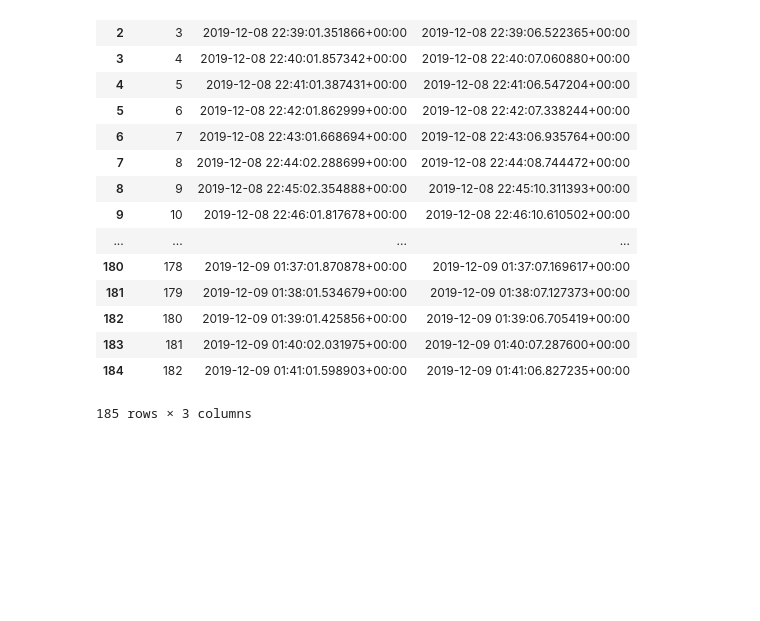
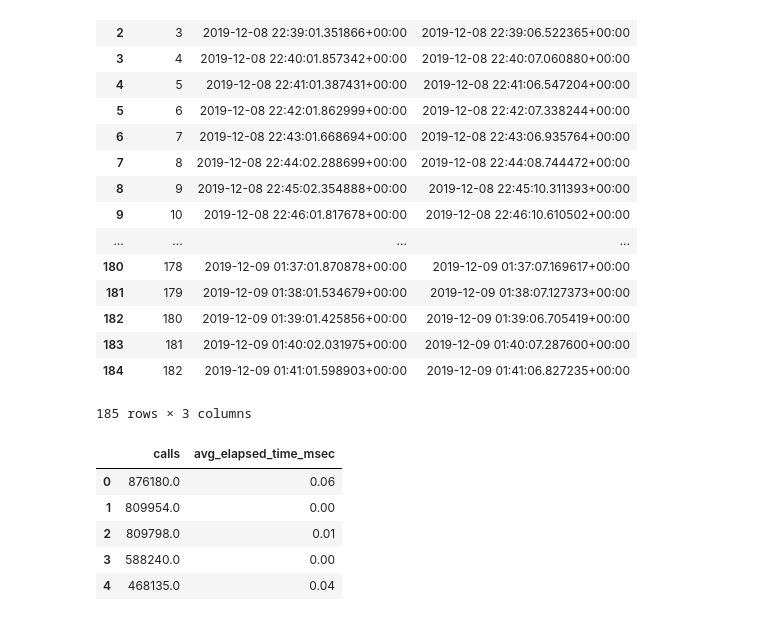
Before and after one commit to aws-samples/aurora-and-database-migration-labs, a Jupyter notebook: Code/PGPerfStatsSnapper/Juypter/snapper_exploration.ipynb, the cells around one changed output. Drawn from its saved outputs; the diff is of its cells as text; code cells hidden in the pictures; blank space fills up the shorter version.

```diff
--- a/Code/PGPerfStatsSnapper/Juypter/snapper_exploration.ipynb
+++ b/Code/PGPerfStatsSnapper/Juypter/snapper_exploration.ipynb
@@ -73,50 +73,57 @@ round(avg(temp_blks_written)) AS temp_blks_written, round(avg(blk_read_time)) AS
 from pg_stat_statements_history a, pg_awr_snapshots_cust b where a.snap_id = b.snap_id
 and a.snap_id between %(begin_snap_id)s and %(end_snap_id)s
 group by sample_start_time,a.snap_id,dbid,userid,queryid
 order by dbid,userid,queryid,a.snap_id
 ),
 get_lag_data as (
 select sample_start_time,dbid,userid,queryid,snap_id,calls,
-case WHEN (calls-lag(calls::bigint,1,0::bigint) OVER (partition by dbid, userid, queryid ORDER BY snap_id) ) = calls then null
-else (calls-lag(calls::bigint,1,0::bigint) OVER (partition by dbid, userid, queryid ORDER BY snap_id) ) END AS delta_calls,
-case WHEN (total_time-lag(total_time::bigint,1,0::bigint) OVER (partition by dbid, userid, queryid ORDER BY snap_id) ) = total_time then null
-else (total_time-lag(total_time::bigint,1,0::bigint) OVER (partition by dbid, userid, queryid ORDER BY snap_id) ) END as Delta_total_time,
-case WHEN (rows-lag(rows::bigint,1,0::bigint) OVER (partition by dbid, userid, queryid ORDER BY snap_id) ) = rows then null
-else (rows-lag(rows::bigint,1,0::bigint) OVER (partition by dbid, userid, queryid ORDER BY snap_id) ) END as Delta_rows,
-case WHEN (shared_blks_hit-lag(shared_blks_hit::bigint,1,0::bigint) OVER (partition by dbid, userid, queryid ORDER BY snap_id) ) = shared_blks_hit then null
-else (shared_blks_hit-lag(shared_blks_hit::bigint,1,0::bigint) OVER (partition by dbid, userid, queryid ORDER BY snap_id) ) END AS Delta_shared_blks_hit,
-case WHEN (shared_blks_read-lag(shared_blks_read::bigint,1,0::bigint) OVER (partition by dbid, userid, queryid ORDER BY snap_id) ) = shared_blks_read then null
-else (shared_blks_read-lag(shared_blks_read::bigint,1,0::bigint) OVER (partition by dbid, userid, queryid ORDER BY snap_id) ) END AS DELTA_shared_blks_read,
-case WHEN (shared_blks_dirtied-lag(shared_blks_dirtied::bigint,1,0::bigint) OVER (partition by dbid, userid, queryid ORDER BY snap_id) ) = shared_blks_dirtied then null
-else (shared_blks_dirtied-lag(shared_blks_dirtied::bigint,1,0::bigint) OVER (partition by dbid, userid, queryid ORDER BY snap_id) ) END AS DELTA_shared_blks_dirtied,
-case WHEN (shared_blks_written-lag(shared_blks_written::bigint,1,0::bigint) OVER (partition by dbid, userid, queryid ORDER BY snap_id) ) = shared_blks_written then null
-else (shared_blks_written-lag(shared_blks_written::bigint,1,0::bigint) OVER (partition by dbid, userid, queryid ORDER BY snap_id) ) END AS DELTA_shared_blks_written,
-case WHEN (temp_blks_written-lag(temp_blks_written::bigint,1,0::bigint) OVER (partition by dbid, userid, queryid ORDER BY snap_id) ) = temp_blks_written then null
-else (temp_blks_written-lag(temp_blks_written::bigint,1,0::bigint) OVER (partition by dbid, userid, queryid ORDER BY snap_id) ) END AS DELTA_temp_blks_written,
-case WHEN (blk_read_time-lag(blk_read_time::bigint,1,0::bigint) OVER (partition by dbid, userid, queryid ORDER BY snap_id) ) = blk_read_time then null
-else (blk_read_time-lag(blk_read_time::bigint,1,0::bigint) OVER (partition by dbid, userid, queryid ORDER BY snap_id) ) END AS DELTA_blk_read_time
+case WHEN (calls-lag(calls::numeric,1,0::numeric) OVER (partition by dbid, userid, queryid ORDER BY snap_id) ) = calls then null
+else (calls-lag(calls::numeric,1,0::numeric) OVER (partition by dbid, userid, queryid ORDER BY snap_id) ) END AS delta_calls,
+case WHEN (total_time-lag(total_time::numeric,1,0::numeric) OVER (partition by dbid, userid, queryid ORDER BY snap_id) ) = total_time then null
+else (total_time-lag(total_time::numeric,1,0::numeric) OVER (partition by dbid, userid, queryid ORDER BY snap_id) ) END as Delta_total_time,
+case WHEN (rows-lag(rows::numeric,1,0::numeric) OVER (partition by dbid, userid, queryid ORDER BY snap_id) ) = rows then null
+else (rows-lag(rows::numeric,1,0::numeric) OVER (partition by dbid, userid, queryid ORDER BY snap_id) ) END as Delta_rows,
+case WHEN (shared_blks_hit-lag(shared_blks_hit::numeric,1,0::numeric) OVER (partition by dbid, userid, queryid ORDER BY snap_id) ) = shared_blks_hit then null
+else (shared_blks_hit-lag(shared_blks_hit::numeric,1,0::numeric) OVER (partition by dbid, userid, queryid ORDER BY snap_id) ) END AS Delta_shared_blks_hit,
+case WHEN (shared_blks_read-lag(shared_blks_read::numeric,1,0::numeric) OVER (partition by dbid, userid, queryid ORDER BY snap_id) ) = shared_blks_read then null
+else (shared_blks_read-lag(shared_blks_read::numeric,1,0::numeric) OVER (partition by dbid, userid, queryid ORDER BY snap_id) ) END AS DELTA_shared_blks_read,
+case WHEN (shared_blks_dirtied-lag(shared_blks_dirtied::numeric,1,0::numeric) OVER (partition by dbid, userid, queryid ORDER BY snap_id) ) = shared_blks_dirtied then null
+else (shared_blks_dirtied-lag(shared_blks_dirtied::numeric,1,0::numeric) OVER (partition by dbid, userid, queryid ORDER BY snap_id) ) END AS DELTA_shared_blks_dirtied,
+case WHEN (shared_blks_written-lag(shared_blks_written::numeric,1,0::numeric) OVER (partition by dbid, userid, queryid ORDER BY snap_id) ) = shared_blks_written then null
+else (shared_blks_written-lag(shared_blks_written::numeric,1,0::numeric) OVER (partition by dbid, userid, queryid ORDER BY snap_id) ) END AS DELTA_shared_blks_written,
+case WHEN (temp_blks_written-lag(temp_blks_written::numeric,1,0::numeric) OVER (partition by dbid, userid, queryid ORDER BY snap_id) ) = temp_blks_written then null
+else (temp_blks_written-lag(temp_blks_written::numeric,1,0::numeric) OVER (partition by dbid, userid, queryid ORDER BY snap_id) ) END AS DELTA_temp_blks_written,
+case WHEN (blk_read_time-lag(blk_read_time::numeric,1,0::numeric) OVER (partition by dbid, userid, queryid ORDER BY snap_id) ) = blk_read_time then null
+else (blk_read_time-lag(blk_read_time::numeric,1,0::numeric) OVER (partition by dbid, userid, queryid ORDER BY snap_id) ) END AS DELTA_blk_read_time
 from get_sql_id
 where  snap_id between %(begin_snap_id)s-1 and %(end_snap_id)s
 )
 ,time_partitioned_data as (
 select dbid,userid,queryid,sum(delta_calls) AS calls,
 round((sum(Delta_total_time)/sum(delta_calls))::numeric,2) AS AVG_ELAPSED_TIME,
 round((sum(Delta_shared_blks_hit)/sum(delta_calls))::numeric) AS avg_shared_blks_hit,
 round((sum(Delta_rows)/sum(delta_calls))::numeric) AS avg_rows,
 round((sum(DELTA_shared_blks_dirtied)/sum(delta_calls))::numeric) AS avg_shared_blks_dirtied,
 round((sum(DELTA_shared_blks_read)/sum(delta_calls))::numeric) AS avg_shared_blks_read,
 round((sum(DELTA_shared_blks_written)/sum(delta_calls))::numeric) AS avg_shared_blks_written,
 round((sum(DELTA_temp_blks_written)/sum(delta_calls))::numeric) AS avg_temp_blks_written,
 round((sum(DELTA_blk_read_time)/sum(delta_calls))::numeric,2) AS avg_blk_read_time
 from get_lag_data
 where Delta_total_time is not null
 and (delta_calls is not null )
 group by dbid,userid,queryid
 having sum(delta_calls)>0
 )
 select calls,avg_elapsed_time AS avg_elapsed_time_msec from time_partitioned_data
 order by calls desc;''',cnx,params={'begin_snap_id' : 30, 'end_snap_id' : 180})
 
 sql_dist.head()
+# %% [output]
+|  | calls | avg_elapsed_time_msec |
+| 0 | 876180.0 | 0.06 |
+| 1 | 809954.0 | 0.00 |
+| 2 | 809798.0 | 0.01 |
+| 3 | 588240.0 | 0.00 |
+| 4 | 468135.0 | 0.04 |
 # %%
 sql_dist.plot.scatter(x='calls', y='avg_elapsed_time_msec',title='SQL elpased Time vs # of Executions')
```
Also changed, not shown: parts of 9 cells of this notebook.
